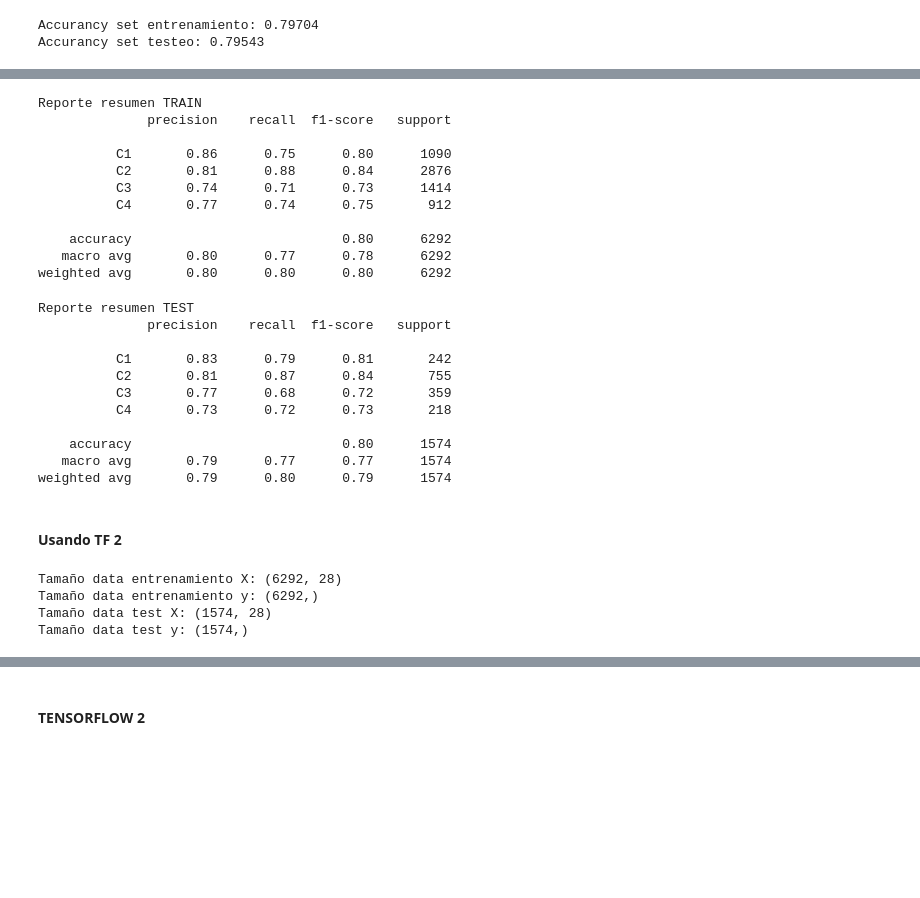
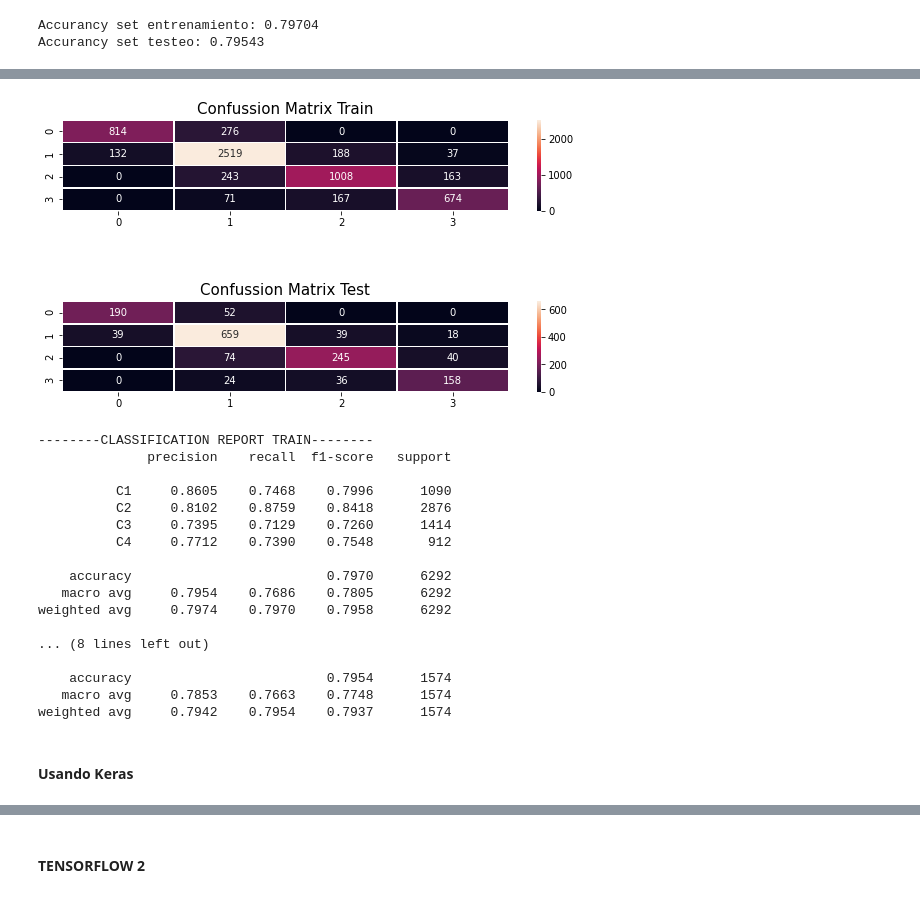
Before and after one commit to joseortegalabra/MLBI, a Jupyter notebook: Tarea1_MLBI_José_Ignacio_Ortega_Labra.ipynb, the cells around one changed output, grey strips where cells are left out. Cells and saved outputs as stored; diff of their text form; code cells hidden in the pictures; blank space fills up the shorter version.

```diff
--- a/Tarea1_MLBI_José_Ignacio_Ortega_Labra.ipynb
+++ b/Tarea1_MLBI_José_Ignacio_Ortega_Labra.ipynb
@@ -275,0 +282,2 @@ Matriz de confusión TEST normalizada
+# %%
+f1_score_train_test(ex1.y_train, y_train_predict, ex1.y_test, y_test_predict)
@@ -276,48 +297,33 @@ Matriz de confusión TEST normalizada
+# %%
+confussion_matrix_train_test(ex1.y_train, y_train_predict, ex1.y_test, y_test_predict, normalize = False)
+# %% [output]
+[figure, added]
 # %%
 # Reporte resumen
-
 etiqueta_cluster = ['C1', 'C2', 'C3', 'C4']
-print('Reporte resumen TRAIN')
-print(classification_report(y_train, lr.predict(X_train), target_names = etiqueta_cluster))
+print('--------CLASSIFICATION REPORT TRAIN--------')
+print(classification_report(ex1.y_train, y_train_predict, target_names = etiqueta_cluster, digits = 4))
+print('\n--------CLASSIFICATION REPORT TEST--------')
+print(classification_report(ex1.y_test, y_test_predict, target_names = etiqueta_cluster, digits = 4))
 # %% [output]
-Reporte resumen TRAIN
+--------CLASSIFICATION REPORT TRAIN--------
               precision    recall  f1-score   support
 
-          C1       0.86      0.75      0.80      1090
-          C2       0.81      0.88      0.84      2876
-          C3       0.74      0.71      0.73      1414
-          C4       0.77      0.74      0.75       912
+          C1     0.8605    0.7468    0.7996      1090
+          C2     0.8102    0.8759    0.8418      2876
+          C3     0.7395    0.7129    0.7260      1414
+          C4     0.7712    0.7390    0.7548       912
 
-    accuracy                           0.80      6292
-   macro avg       0.80      0.77      0.78      6292
-weighted avg       0.80      0.80      0.80      6292
+    accuracy                         0.7970      6292
+   macro avg     0.7954    0.7686    0.7805      6292
+weighted avg     0.7974    0.7970    0.7958      6292
+
+... (8 lines left out)
+
+    accuracy                         0.7954      1574
+   macro avg     0.7853    0.7663    0.7748      1574
+weighted avg     0.7942    0.7954    0.7937      1574
-# %%
-print('Reporte resumen TEST')
-print(classification_report(y_test, lr.predict(X_test), target_names = etiqueta_cluster))
-# %% [output]
-Reporte resumen TEST
-              precision    recall  f1-score   support
-
-          C1       0.83      0.79      0.81       242
-          C2       0.81      0.87      0.84       755
-          C3       0.77      0.68      0.72       359
-          C4       0.73      0.72      0.73       218
-
-    accuracy                           0.80      1574
-   macro avg       0.79      0.77      0.77      1574
-weighted avg       0.79      0.80      0.79      1574
 # %% [markdown]
-#### Usando TF 2
+#### Usando Keras
-# %%
-#haciendo todo el preprocesamiento y obteniendo las bases de datos de entrenamiento y test
-print('Tamaño data entrenamiento X:', X_train.shape)
-print('Tamaño data entrenamiento y:', y_train.shape)
-print('Tamaño data test X:', X_test.shape)
-print('Tamaño data test y:', y_test.shape)
-# %% [output]
-Tamaño data entrenamiento X: (6292, 28)
-Tamaño data entrenamiento y: (6292,)
-Tamaño data test X: (1574, 28)
-Tamaño data test y: (1574,)
 # %%
 #a la variable y restarle 1 para dejarlo en los rangos 0 a 3 que admite keras
```
Also changed, not shown: parts of 112 cells of this notebook.
